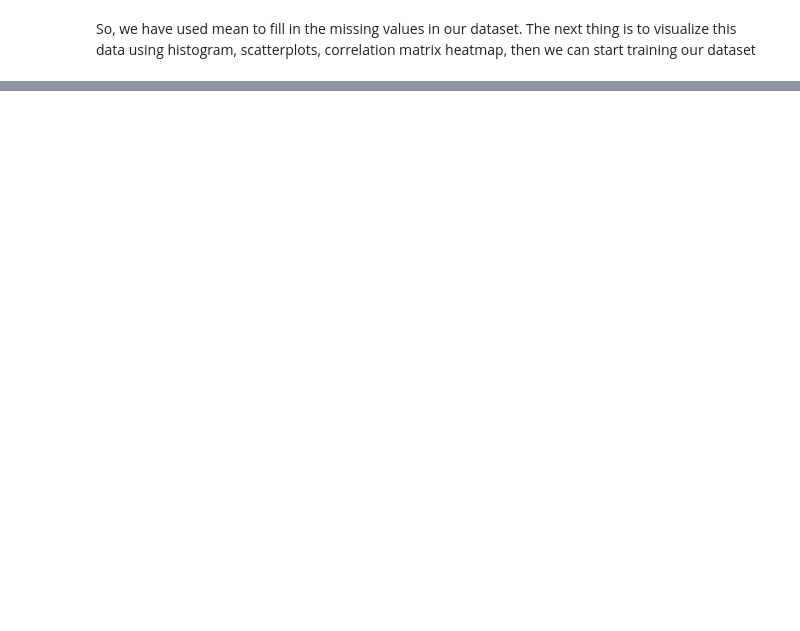
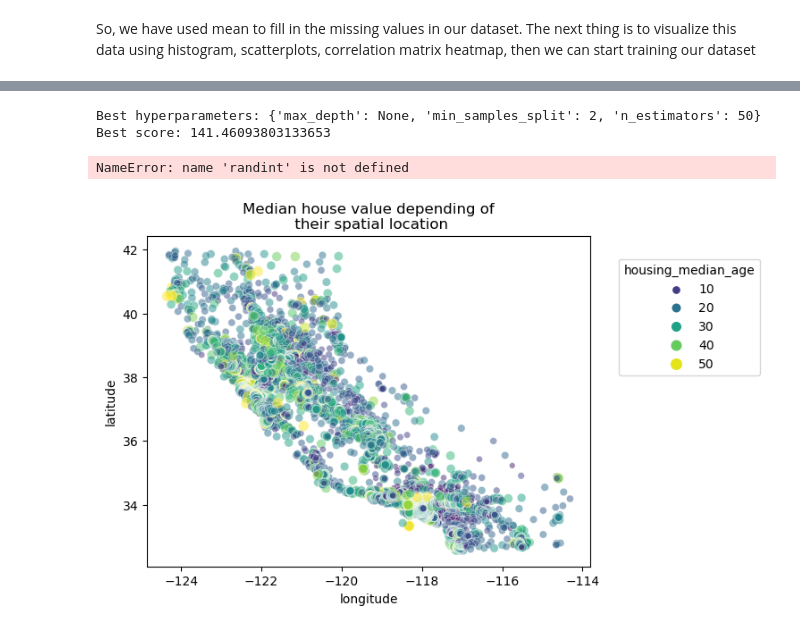
Before and after one commit to LilianNekesa/DataScience, a Jupyter notebook: supervised learning regression.ipynb, the cells around one changed output, grey strips where cells are left out. Cells and saved outputs as stored; diff of their text form; code cells hidden in the pictures; blank space fills up the shorter version.

```diff
--- a/supervised learning regression.ipynb
+++ b/supervised learning regression.ipynb
@@ -155,0 +321,60 @@ def evaluate_model(model, X_test, y_test):
+# %%
+param_grid = {
+    'n_estimators': [10, 50, 100, 200],
+    'max_depth': [None, 10, 20, 30],
+    'min_samples_split': [2, 5, 10]
+}
+
+# Create a random forest regressor
+rforest = RandomForestRegressor(random_state=42)
+
+# Instantiate the grid search with cross-validation
+grid_search = GridSearchCV(estimator=rforest, param_grid=param_grid, cv=5, scoring='neg_mean_squared_error')
+
+# Fit the grid search to the data
+grid_search.fit(X_train, y_train)
+
+# Print the best combination of hyperparameters and their score
+print("Best hyperparameters:", grid_search.best_params_)
+print("Best score:", -grid_search.best_score_)
+# %% [output]
+Best hyperparameters: {'max_depth': None, 'min_samples_split': 2, 'n_estimators': 50}
+Best score: 141.46093803133653
+# %%
+param_dist = {
+    'n_estimators': randint(10, 200),
+    'max_depth': randint(1, 30),
+    'min_samples_split': randint(2, 10)
+}
+
+# Create a random forest regressor
+rforest = RandomForestRegressor(random_state=42)
+
+# Instantiate the randomized search with cross-validation
+kfold = KFold(n_splits=5, shuffle=True, random_state=42)
+random_search = RandomizedSearchCV(estimator=rforest, param_distributions=param_dist, n_iter=50, cv=kfold, scoring='neg_mean_squared_error', random_state=42)
+
+# Fit the randomized search to the data
+random_search.fit(X_train, y_train)
+
+# Print the best combination of hyperparameters and their score
+print("Best hyperparameters:", random_search.best_params_)
+print("Best score:", -random_search.best_score_)
+# %% [output]
+NameError: name 'randint' is not defined
+# %%
+import seaborn as sns
+
+sns.scatterplot(
+    data=data,
+    x="longitude",
+    y="latitude",
+    size="housing_median_age",
+    hue="housing_median_age",
+    palette="viridis",
+    alpha=0.5,
+)
+plt.legend(title="housing_median_age", bbox_to_anchor=(1.05, 0.95), loc="upper left")
+_= plt.title("Median house value depending of\n their location")
+# %% [output]
+[figure, added]
```
Also changed, not shown: parts of 32 cells of this notebook, 3 other files.
